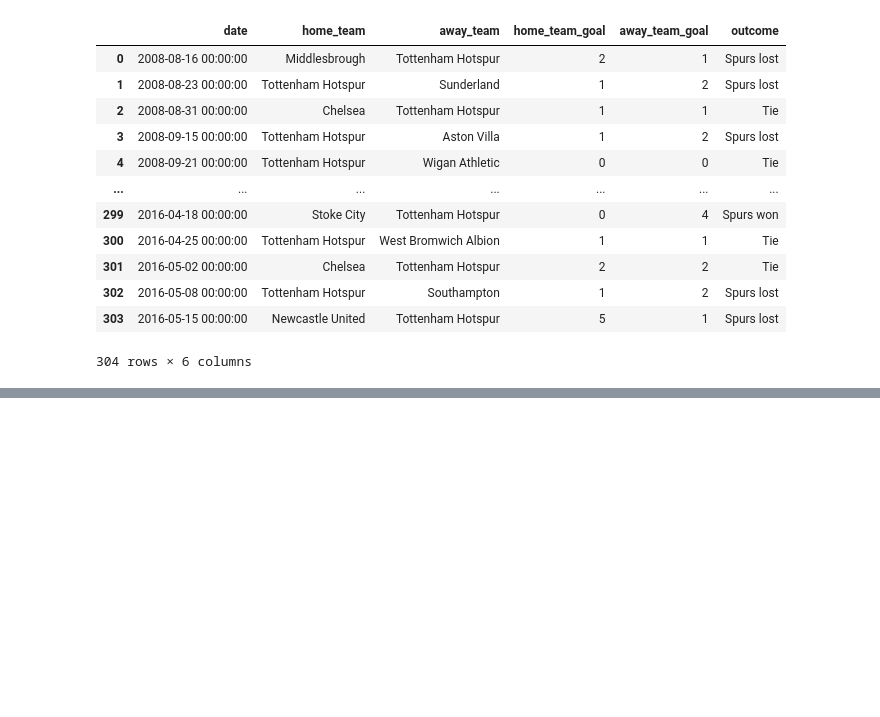
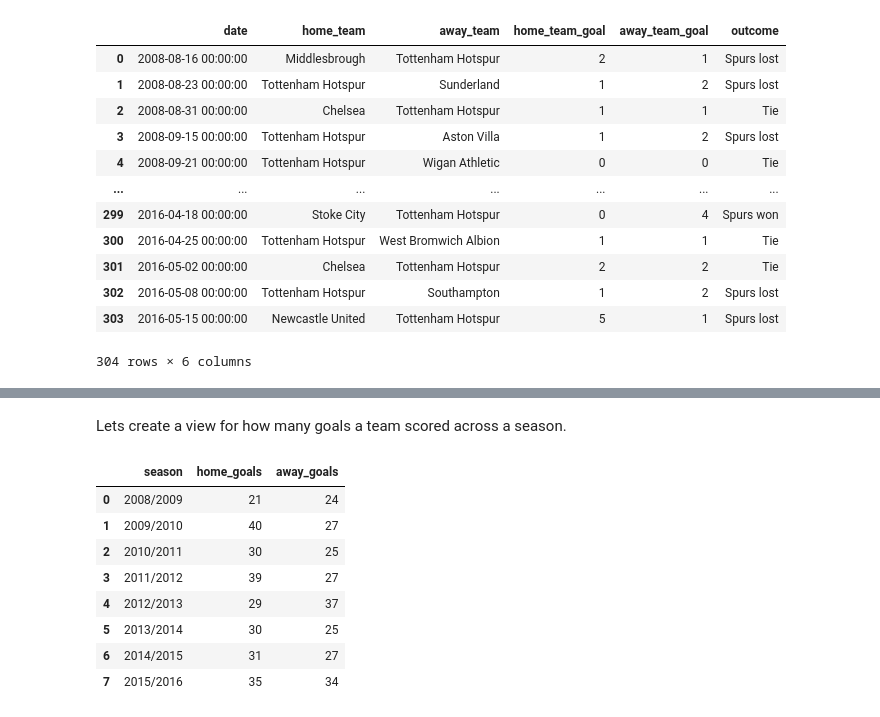
Before and after one commit to ram-polisetti/DataScience, a Jupyter notebook: sql-data-analysis-european-soccer-league.ipynb, the cells around one changed output, grey strips where cells are left out. Cells and saved outputs as stored; diff of their text form; code cells hidden in the pictures; blank space fills up the shorter version.

```diff
--- a/sql-data-analysis-european-soccer-league.ipynb
+++ b/sql-data-analysis-european-soccer-league.ipynb
@@ -228,0 +265,24 @@ tot
+# %% [markdown]
+Lets create a view for how many goals a team scored across a season.
+# %%
+GoalsBySeason = pd.read_sql("""
+SELECT
+m.season,
+SUM(CASE WHEN m.home_team_api_id = 8586  THEN home_team_goal END) AS home_goals,
+SUM(CASE WHEN m.away_team_api_id = 8586  THEN away_team_goal END) AS away_goals
+FROM match m
+LEFT JOIN Team AS HT on HT.team_api_id = m.home_team_api_id
+LEFT JOIN Team AS AT on AT.team_api_id = m.away_team_api_id
+WHERE m.home_team_api_id = 8586 or m.away_team_api_id = 8586
+GROUP BY m.season;""", conn)
+GoalsBySeason
+# %% [output]
+|  | season | home_goals | away_goals |
+| 0 | 2008/2009 | 21 | 24 |
+| 1 | 2009/2010 | 40 | 27 |
+| 2 | 2010/2011 | 30 | 25 |
+| 3 | 2011/2012 | 39 | 27 |
+| 4 | 2012/2013 | 29 | 37 |
+| 5 | 2013/2014 | 30 | 25 |
+| 6 | 2014/2015 | 31 | 27 |
+| 7 | 2015/2016 | 35 | 34 |
```
Also changed, not shown: parts of 4 cells of this notebook.
